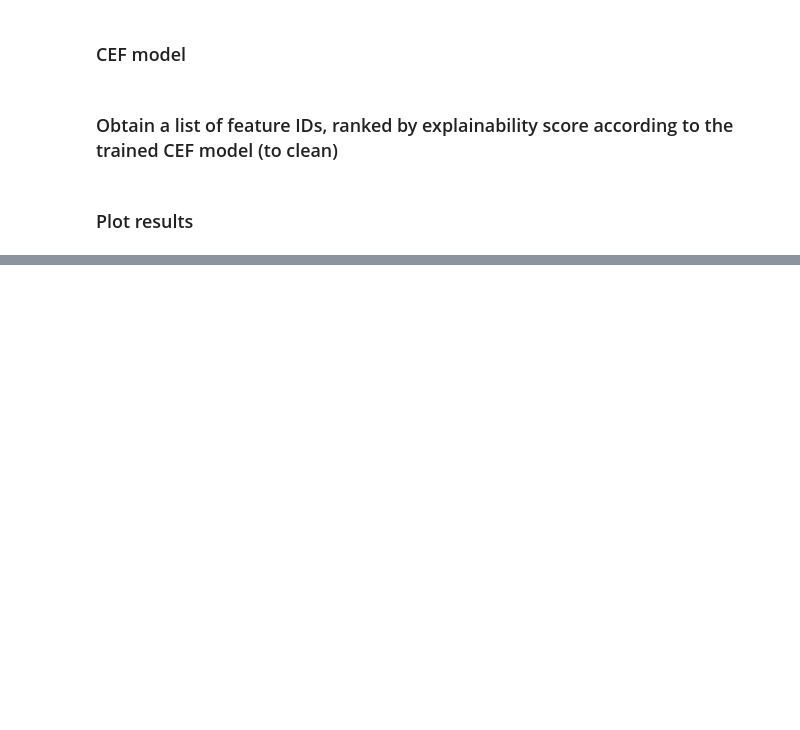
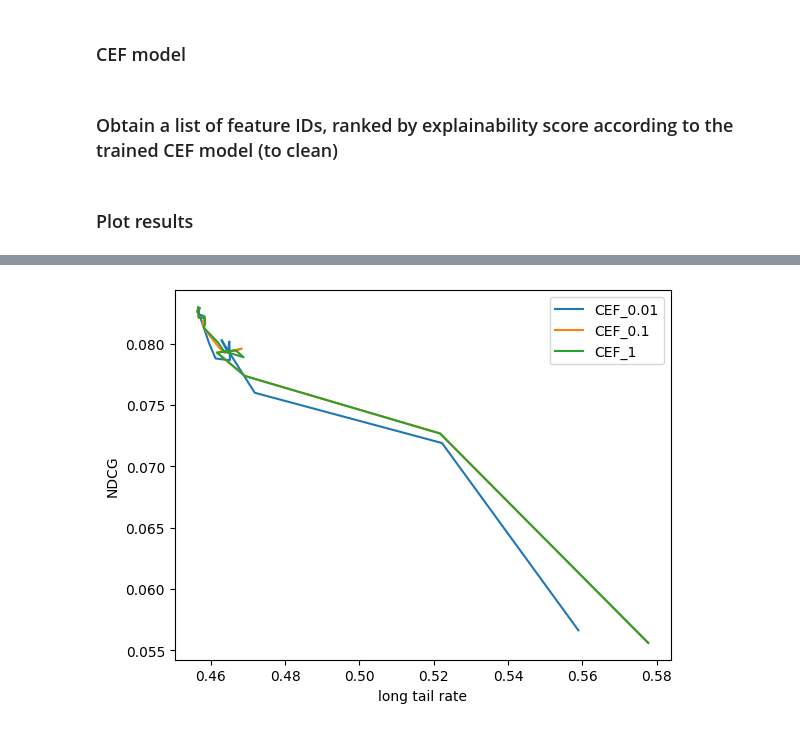
Before and after one commit to Plutorian-Programmer/FACT_group_5, a Jupyter notebook: final_notebook.ipynb, the cells around one changed output, grey strips where cells are left out. Saved outputs shown, nothing was run; the diff lists cells and outputs as text; code cells hidden in the pictures; blank space fills up the shorter version.

Commit message:
beta testing

```diff
--- a/final_notebook.ipynb
+++ b/final_notebook.ipynb
@@ -77,7 +78,7 @@ def arg_parser_training():
     parser.add_argument("--weight_decay", default=0., type=float) # not sure whether to use
     parser.add_argument("--model_path", dest="model_path", type=str, default="data/models/model.model",
                         help="The path to save the model")
-    parser.add_argument("--epochs", dest="epochs", type=int, default=50)
+    parser.add_argument("--epochs", dest="epochs", type=int, default=150) #subject to change
     parser.add_argument("--use_pre", dest="use_pre", type=str, default=True,
             help="Wether or not to use a stored model object")
     return parser.parse_known_args()
@@ -93,8 +94,8 @@ def arg_parser_CEF():
     parser.add_argument("--lr", dest="lr", type=float, default=0.01)
     parser.add_argument("--model_path", dest="model_path", type=str, default="data/models/CEF_model.model",
                         help="The path to save the model")
-    parser.add_argument("--epochs", dest="epochs", type=int, default=300)
-    parser.add_argument("--use_pre", dest="use_pre", type=str, default=False,
+    parser.add_argument("--epochs", dest="epochs", type=int, default=100)
+    parser.add_argument("--use_pre", dest="use_pre", type=str, default=True,
             help="Wether or not to use a stored model object")
     return parser.parse_known_args()
 # %% [markdown]
@@ -170,10 +173,10 @@ else:
 # %% [markdown]
 ### Plot results
 # %%
-result_args, _ = arg_parser_results()
-with open("results/ranked_ids.pickle", "rb") as f:
-    CEF_delete_list = pickle.load(f)
-results = get_results(dataset, result_args, base_model,CEF_model, CEF_delete_list)
+# result_args, _ = arg_parser_results()
+# with open("results/ranked_ids.pickle", "rb") as f:
+#     CEF_delete_list = pickle.load(f)
+# results = get_results(dataset, result_args, base_model,CEF_model, CEF_delete_list)
 # %%
 def plot_results(results):
     for method in results:
@@ -186,0 +194,3 @@ def plot_results(results):
+# %%
+result_args, _ = arg_parser_results()
+results_beta = beta_testing(dataset, result_args, base_model, CEF_model, [0.01, 0.1, 1])
@@ -187,2 +204,4 @@ def plot_results(results):
 # %%
-plot_results(results)
+plot_results(results_beta)
+# %% [output]
+[figure, added]
```
Also changed, not shown: parts of 8 cells of this notebook, 9 other files.
